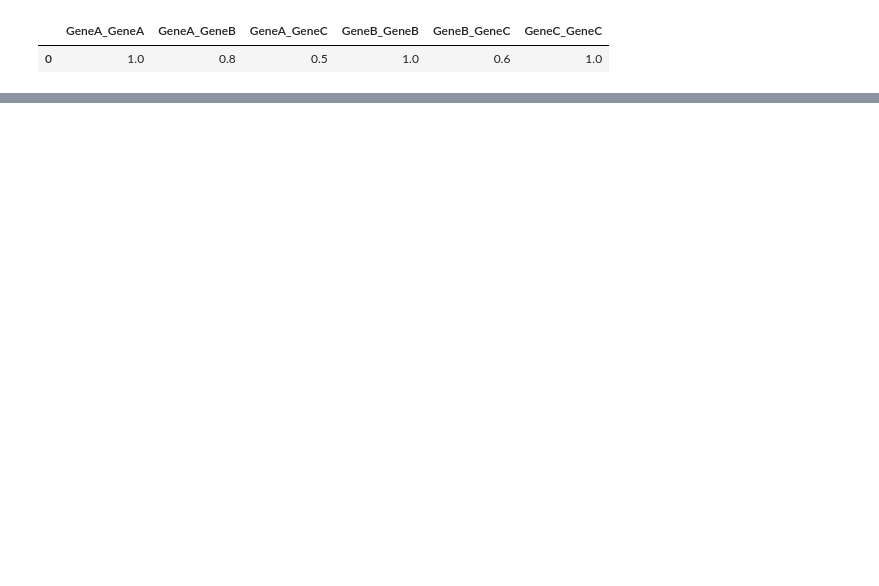
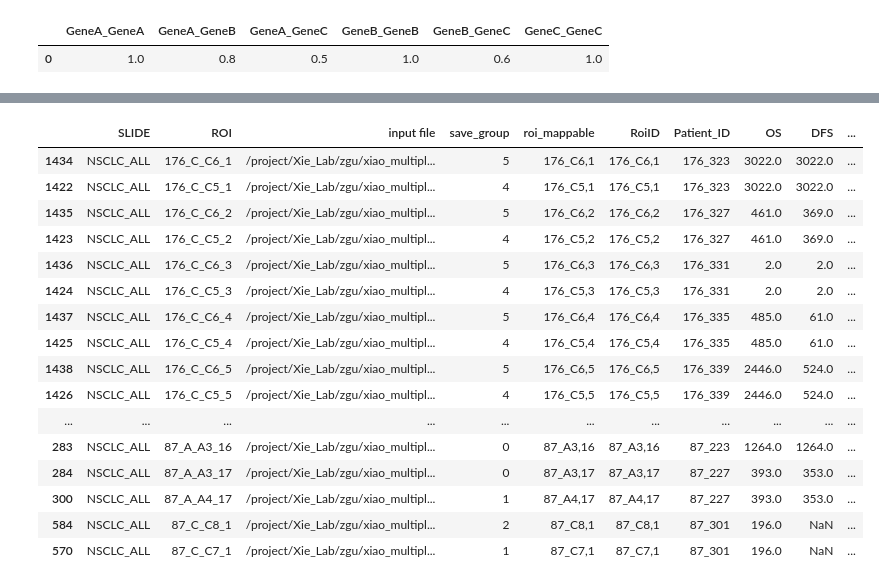
Before and after one commit to QBRC/multiTAP, a Jupyter notebook: notebooks/survival-analysis.ipynb, the cells around one changed output, grey strips where cells are left out. Saved outputs shown, nothing was run; the diff lists cells and outputs as text; code cells hidden in the pictures; blank space fills up the shorter version.

Commit message:
add pseudocode for processing pt in two saved groups

```diff
--- a/notebooks/survival-analysis.ipynb
+++ b/notebooks/survival-analysis.ipynb
@@ -329,0 +408,8 @@ flat_df
+# %%
+# load save_group info
+save_group1 = pd.read_csv("/project/Xie_Lab/zgu/xiao_multiplex/nsclc_multiTAP_work/nsclc_all.csv")
+save_group2 = pd.read_csv("/project/Xie_Lab/zgu/xiao_multiplex/nsclc_multiTAP_work/nsclc_group175_only.csv")
+
+save_group_all = pd.concat([save_group1, save_group2]).reset_index(drop=True)
+save_group_all['roi_mappable'] = save_group_all['ROI'].apply(extract_roi_id)
+save_group_all
@@ -329,0 +430,6 @@ flat_df
+# %%
+pt_id_savegroup = save_group_all.merge(pt_subset, how='inner', left_on='roi_mappable', right_on='RoiID')
+
+# remove control bc they can't be in the survival analysis
+pt_id_savegroup = pt_id_savegroup[pt_id_savegroup['Patient_ID']!='Control'].reset_index(drop=True)
+pt_id_savegroup
@@ -329,0 +479,11 @@ flat_df
+# %%
+# pt_id_savegroup.head(20)
+
+# among the pt that have multiple TMA, check OS, DFS, Ev.O are consistent within each pt
+columns_to_check = ['save_group']
+
+# for each pt check # of unique elements in those columns
+consistency_df = pt_id_savegroup.groupby('Patient_ID')[columns_to_check].nunique()
+# each column should only have one
+consistency_df['in_same_group'] = (consistency_df <= 1).all(axis=1)
+consistency_df
@@ -329,0 +522,4 @@ flat_df
+# %%
+print(len(consistency_df[~consistency_df['in_same_group']]))
+two_group_pt = consistency_df[~consistency_df['in_same_group']].index
+two_group_pt
@@ -329,0 +534,20 @@ flat_df
+# %%
+pt_id_savegroup[pt_id_savegroup['Patient_ID'].isin(two_group_pt)].sort_values(by='Patient_ID').head(40)
+# %% [output]
+|  | SLIDE | ROI | input file | save_group | roi_mappable | RoiID | Patient_ID | OS | DFS | ... |
+| 1434 | NSCLC_ALL | 176_C_C6_1 | /project/Xie_Lab/zgu/xiao_multipl... | 5 | 176_C6,1 | 176_C6,1 | 176_323 | 3022.0 | 3022.0 | ... |
+| 1422 | NSCLC_ALL | 176_C_C5_1 | /project/Xie_Lab/zgu/xiao_multipl... | 4 | 176_C5,1 | 176_C5,1 | 176_323 | 3022.0 | 3022.0 | ... |
+| 1435 | NSCLC_ALL | 176_C_C6_2 | /project/Xie_Lab/zgu/xiao_multipl... | 5 | 176_C6,2 | 176_C6,2 | 176_327 | 461.0 | 369.0 | ... |
+| 1423 | NSCLC_ALL | 176_C_C5_2 | /project/Xie_Lab/zgu/xiao_multipl... | 4 | 176_C5,2 | 176_C5,2 | 176_327 | 461.0 | 369.0 | ... |
+| 1436 | NSCLC_ALL | 176_C_C6_3 | /project/Xie_Lab/zgu/xiao_multipl... | 5 | 176_C6,3 | 176_C6,3 | 176_331 | 2.0 | 2.0 | ... |
+| 1424 | NSCLC_ALL | 176_C_C5_3 | /project/Xie_Lab/zgu/xiao_multipl... | 4 | 176_C5,3 | 176_C5,3 | 176_331 | 2.0 | 2.0 | ... |
+| 1437 | NSCLC_ALL | 176_C_C6_4 | /project/Xie_Lab/zgu/xiao_multipl... | 5 | 176_C6,4 | 176_C6,4 | 176_335 | 485.0 | 61.0 | ... |
+| 1425 | NSCLC_ALL | 176_C_C5_4 | /project/Xie_Lab/zgu/xiao_multipl... | 4 | 176_C5,4 | 176_C5,4 | 176_335 | 485.0 | 61.0 | ... |
+| 1438 | NSCLC_ALL | 176_C_C6_5 | /project/Xie_Lab/zgu/xiao_multipl... | 5 | 176_C6,5 | 176_C6,5 | 176_339 | 2446.0 | 524.0 | ... |
+| 1426 | NSCLC_ALL | 176_C_C5_5 | /project/Xie_Lab/zgu/xiao_multipl... | 4 | 176_C5,5 | 176_C5,5 | 176_339 | 2446.0 | 524.0 | ... |
+| ... | ... | ... | ... | ... | ... | ... | ... | ... | ... | ... |
+| 283 | NSCLC_ALL | 87_A_A3_16 | /project/Xie_Lab/zgu/xiao_multipl... | 0 | 87_A3,16 | 87_A3,16 | 87_223 | 1264.0 | 1264.0 | ... |
+| 284 | NSCLC_ALL | 87_A_A3_17 | /project/Xie_Lab/zgu/xiao_multipl... | 0 | 87_A3,17 | 87_A3,17 | 87_227 | 393.0 | 353.0 | ... |
+| 300 | NSCLC_ALL | 87_A_A4_17 | /project/Xie_Lab/zgu/xiao_multipl... | 1 | 87_A4,17 | 87_A4,17 | 87_227 | 393.0 | 353.0 | ... |
+| 584 | NSCLC_ALL | 87_C_C8_1 | /project/Xie_Lab/zgu/xiao_multipl... | 2 | 87_C8,1 | 87_C8,1 | 87_301 | 196.0 | NaN | ... |
+| 570 | NSCLC_ALL | 87_C_C7_1 | /project/Xie_Lab/zgu/xiao_multipl... | 1 | 87_C7,1 | 87_C7,1 | 87_301 | 196.0 | NaN | ... |
```
Also changed, not shown: parts of 45 cells of this notebook.
